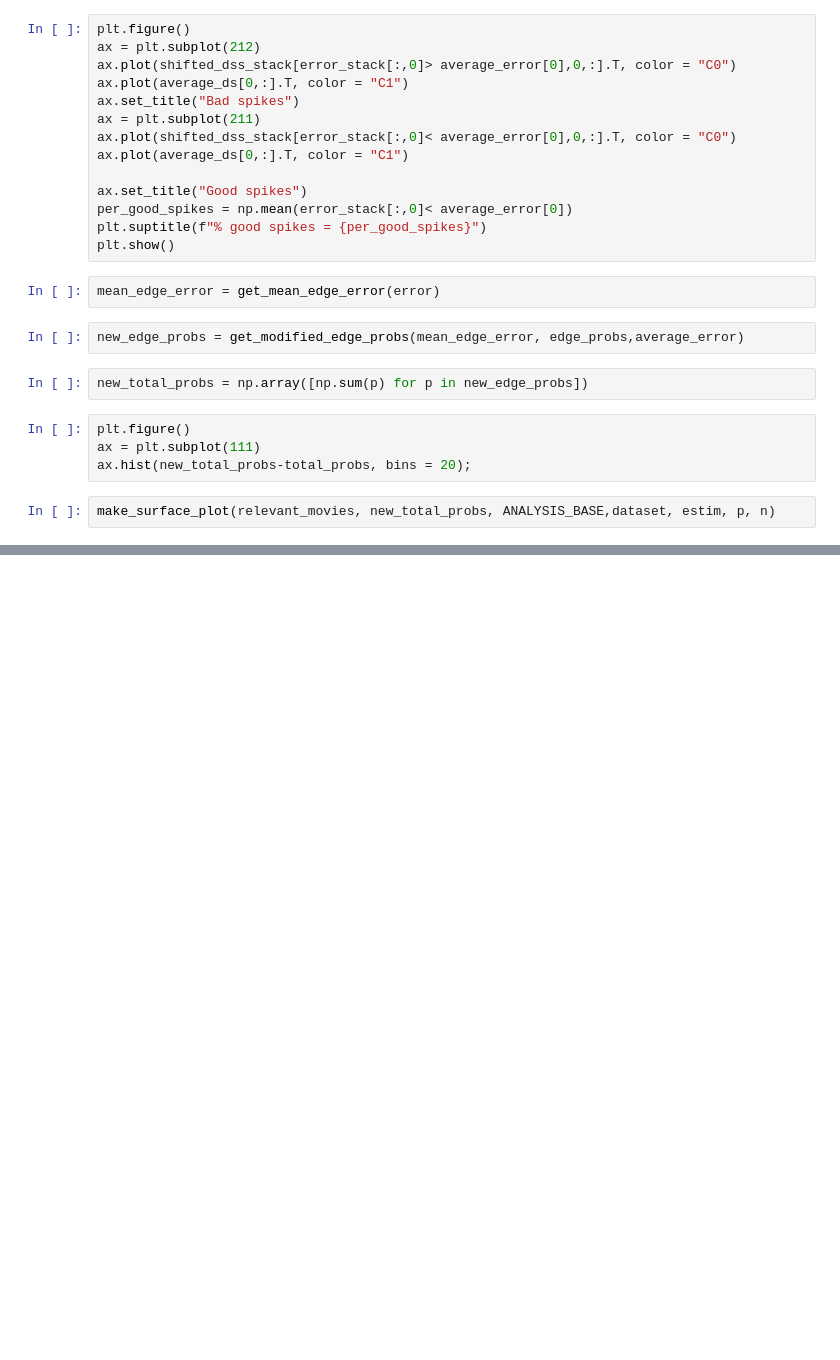
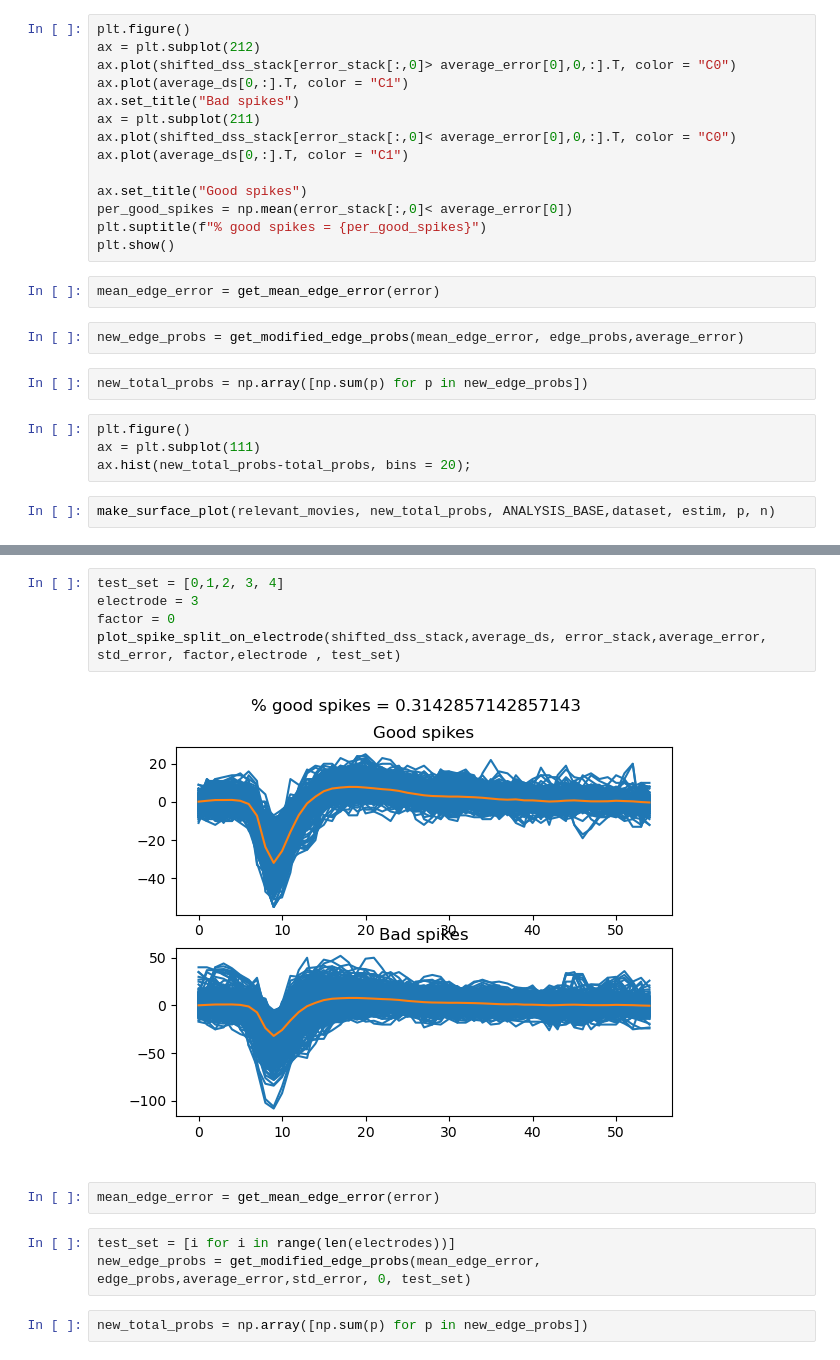
Before and after one commit to jefe-jeff/g-sort, a Jupyter notebook: scripts/post-process/bootstrap_error_analysis.ipynb, the cells around one changed output, grey strips where cells are left out. Saved outputs shown, nothing was run; the diff lists cells and outputs as text; blank space fills up the shorter version.

```diff
--- a/scripts/post-process/bootstrap_error_analysis.ipynb
+++ b/scripts/post-process/bootstrap_error_analysis.ipynb
@@ -102,0 +91,14 @@ make_surface_plot(relevant_movies, new_total_probs, ANALYSIS_BASE,dataset, estim
+# %%
+test_set = [0,1,2, 3, 4]
+electrode = 3
+factor = 0
+plot_spike_split_on_electrode(shifted_dss_stack,average_ds, error_stack,average_error, std_error, factor,electrode , test_set)
+# %% [output]
+[figure, added]
+# %%
+mean_edge_error = get_mean_edge_error(error)
+# %%
+test_set = [i for i in range(len(electrodes))]
+new_edge_probs = get_modified_edge_probs(mean_edge_error, edge_probs,average_error,std_error, 0, test_set)
+# %%
+new_total_probs = np.array([np.sum(p) for p in new_edge_probs])
```
Also changed, not shown: parts of 15 cells of this notebook.
